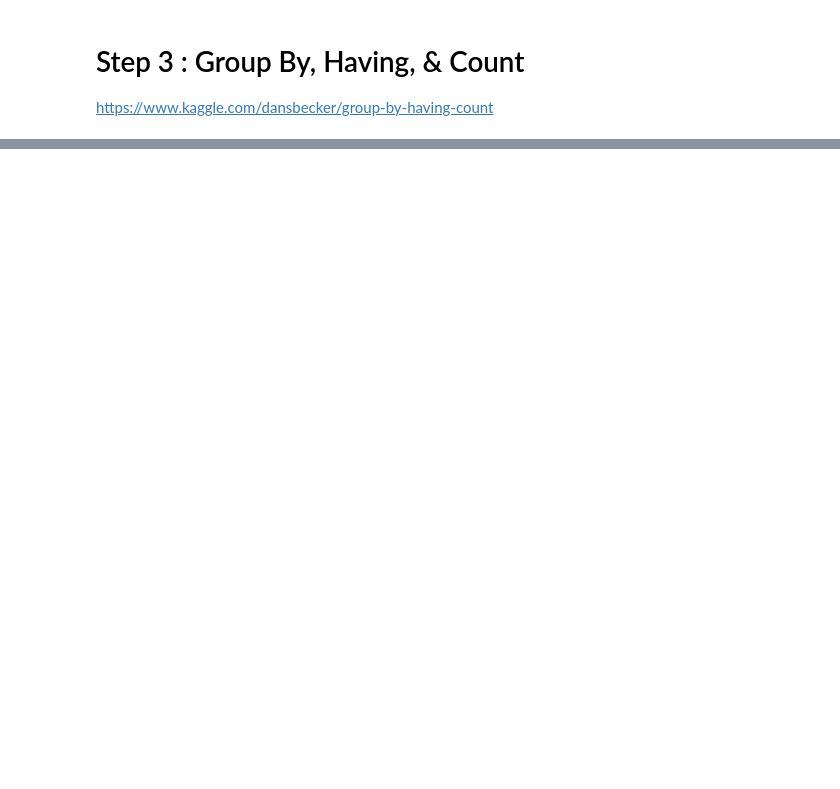
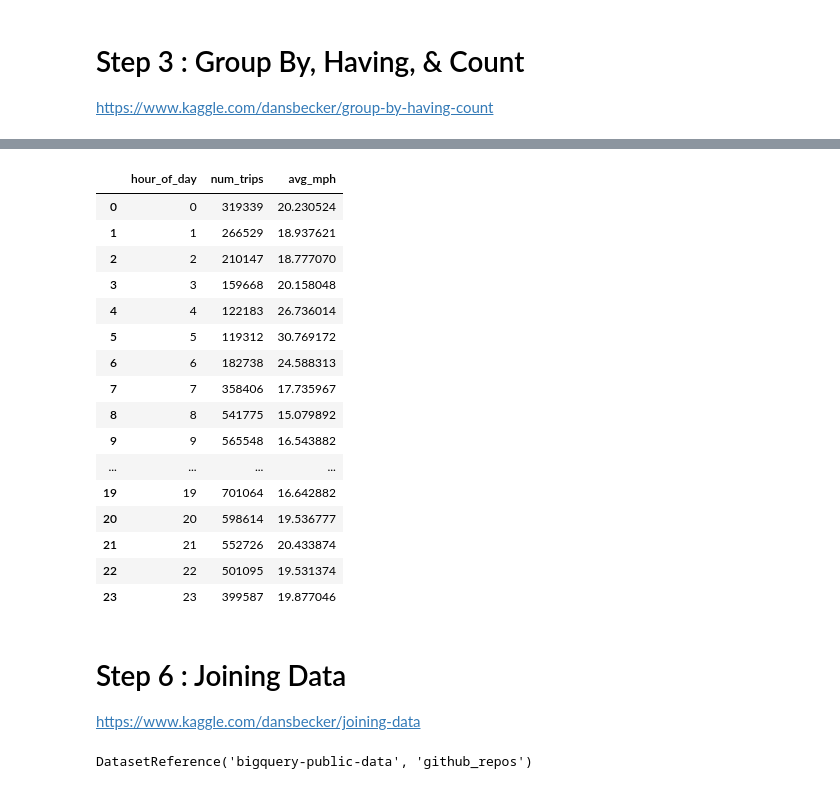
Before and after one commit to bobblee/Kaggle, a Jupyter notebook: Intro_To_SQL_Using_BigQuery.ipynb, the cells around one changed output, grey strips where cells are left out. Drawn from its saved outputs; the diff is of its cells as text; code cells hidden in the pictures; blank space fills up the shorter version.

```diff
--- a/Intro_To_SQL_Using_BigQuery.ipynb
+++ b/Intro_To_SQL_Using_BigQuery.ipynb
@@ -222,0 +802,70 @@ https://www.kaggle.com/dansbecker/group-by-having-count
+# %%
+s5_q5_query =  """
+               WITH STEP_01 as (
+               SELECT
+                     EXTRACT(HOUR FROM TIMESTAMP(trip_start_timestamp)) as hour_of_day
+                    ,trip_miles
+                    ,trip_seconds
+               FROM `bigquery-public-data.chicago_taxi_trips.taxi_trips`
+               WHERE 1 = 1
+                 --AND trip_start_timestamp BETWEEN '2017-01-01' AND '2017-07-01'
+                 AND trip_start_timestamp > '2017-01-01'
+                 AND trip_start_timestamp < '2017-07-01'
+                 AND trip_seconds > 0
+                 AND trip_miles > 0
+               )
+               SELECT
+                    S1.hour_of_day
+                   ,count(1) as num_trips
+                   ,3600 * SUM(trip_miles) / SUM(trip_seconds) as avg_mph
+               FROM STEP_01 S1
+               GROUP BY
+                   S1.hour_of_day
+               ORDER BY
+                   S1.hour_of_day
+               """
+size_config = bigquery.QueryJobConfig(maximum_bytes_billed=10**10)
+s5_q5_query_job = client.query(s5_q5_query, job_config=size_config)
+
+speeds_df = s5_q5_query_job.to_dataframe()
+speeds_df
+
+### Personally feel Between is the "correct" based on the wording of the question. I guess this is to simplify for beginners?
+### Would take additional time and cycles to determine why there is a different between turning Trip start to a date.
+#### I'd assume there are some bad date values get kicked out when forcing a Date check
+## BETWEEN and DATE
+#0     323408  20.203347
+#1     269623  18.938508
+
+## > & <  and DATE
+#0     315829  20.327553
+#1     260760  19.071488
+
+## > & <  and NO DATE (What the course was looking for)
+#0     319339  20.230524
+#1     266529  18.937621
+
+## BETWEEN  and NO DATE
+#0     320766  20.207924
+#1     266529  18.937621
+# %% [output]
+|  | hour_of_day | num_trips | avg_mph |
+| 0 | 0 | 319339 | 20.230524 |
+| 1 | 1 | 266529 | 18.937621 |
+| 2 | 2 | 210147 | 18.777070 |
+| 3 | 3 | 159668 | 20.158048 |
+| 4 | 4 | 122183 | 26.736014 |
+| 5 | 5 | 119312 | 30.769172 |
+| 6 | 6 | 182738 | 24.588313 |
+| 7 | 7 | 358406 | 17.735967 |
+| 8 | 8 | 541775 | 15.079892 |
+| 9 | 9 | 565548 | 16.543882 |
+| ... | ... | ... | ... |
+| 19 | 19 | 701064 | 16.642882 |
+| 20 | 20 | 598614 | 19.536777 |
+| 21 | 21 | 552726 | 20.433874 |
+| 22 | 22 | 501095 | 19.531374 |
+| 23 | 23 | 399587 | 19.877046 |
+# %% [markdown]
+# Step 6 : Joining Data
+https://www.kaggle.com/dansbecker/joining-data
@@ -222,0 +874,6 @@ https://www.kaggle.com/dansbecker/group-by-having-count
+# %%
+s6_client = bigquery.Client(project="bigquery-public-data")
+s6_dataset_ref = s6_client.dataset("github_repos")
+print(s6_dataset_ref)
+# %% [output]
+DatasetReference('bigquery-public-data', 'github_repos')
```
Also changed, not shown: parts of 77 cells of this notebook.
